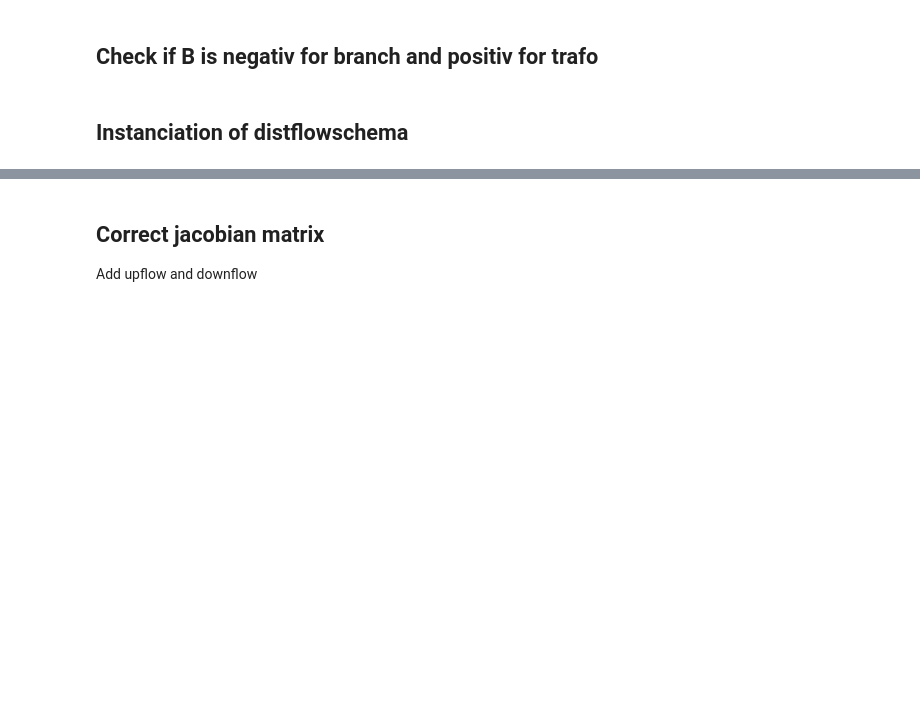
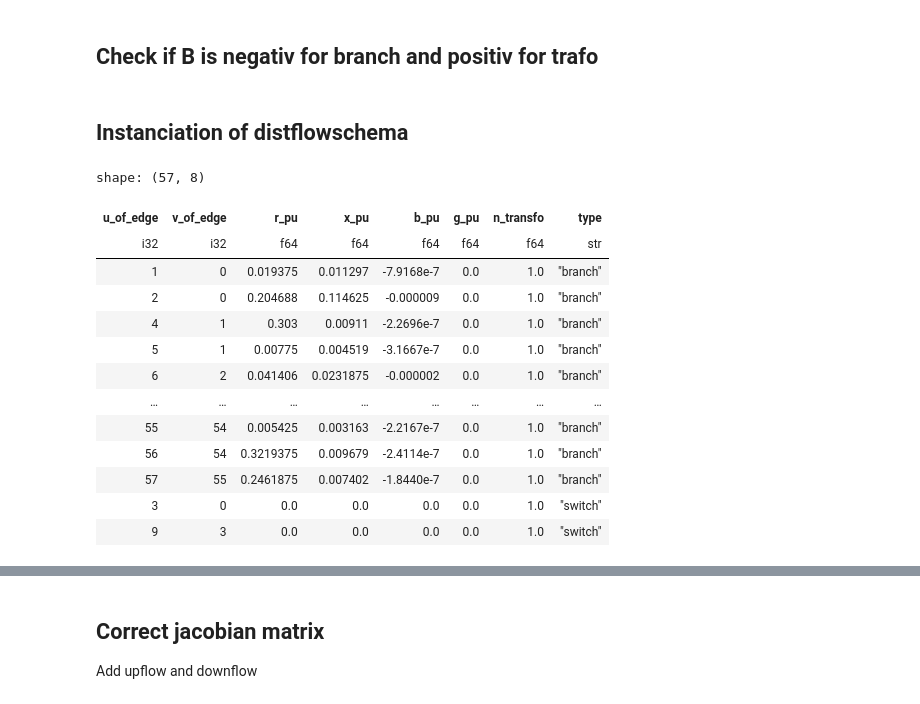
Before and after one commit to heig-vd-ie/distflow-state-estimation, a Jupyter notebook: script/distflow_pp_comparaison.ipynb, the cells around one changed output, grey strips where cells are left out. Cells and saved outputs as stored; diff of their text form; code cells hidden in the pictures; blank space fills up the shorter version.

```diff
--- a/script/distflow_pp_comparaison.ipynb
+++ b/script/distflow_pp_comparaison.ipynb
@@ -155,6 +142,23 @@ resource_data_pu = resource_data_pu.with_columns(
 distflow_schema = DistFlowSchema()
 ## Add edge_data table to the DistFlowSchema instance
 distflow_schema = distflow_schema.add_table(edge_data=resource_data_pu)
+# %%
+distflow_schema.edge_data
+# %% [output]
+shape: (57, 8)
+| u_of_edge | v_of_edge | r_pu | x_pu | b_pu | g_pu | n_transfo | type |
+| i32 | i32 | f64 | f64 | f64 | f64 | f64 | str |
+| 1 | 0 | 0.019375 | 0.011297 | -7.9168e-7 | 0.0 | 1.0 | "branch" |
+| 2 | 0 | 0.204688 | 0.114625 | -0.000009 | 0.0 | 1.0 | "branch" |
+| 4 | 1 | 0.303 | 0.00911 | -2.2696e-7 | 0.0 | 1.0 | "branch" |
+| 5 | 1 | 0.00775 | 0.004519 | -3.1667e-7 | 0.0 | 1.0 | "branch" |
+| 6 | 2 | 0.041406 | 0.0231875 | -0.000002 | 0.0 | 1.0 | "branch" |
+| … | … | … | … | … | … | … | … |
+| 55 | 54 | 0.005425 | 0.003163 | -2.2167e-7 | 0.0 | 1.0 | "branch" |
+| 56 | 54 | 0.3219375 | 0.009679 | -2.4114e-7 | 0.0 | 1.0 | "branch" |
+| 57 | 55 | 0.2461875 | 0.007402 | -1.8440e-7 | 0.0 | 1.0 | "branch" |
+| 3 | 0 | 0.0 | 0.0 | 0.0 | 0.0 | 1.0 | "switch" |
+| 9 | 3 | 0.0 | 0.0 | 0.0 | 0.0 | 1.0 | "switch" |
 # %%
 generate_full_jacobian_matrix(distflow_schema, slack_node_id)
 # %% [output]
```
Also changed, not shown: parts of 12 cells of this notebook, 7 other files.
